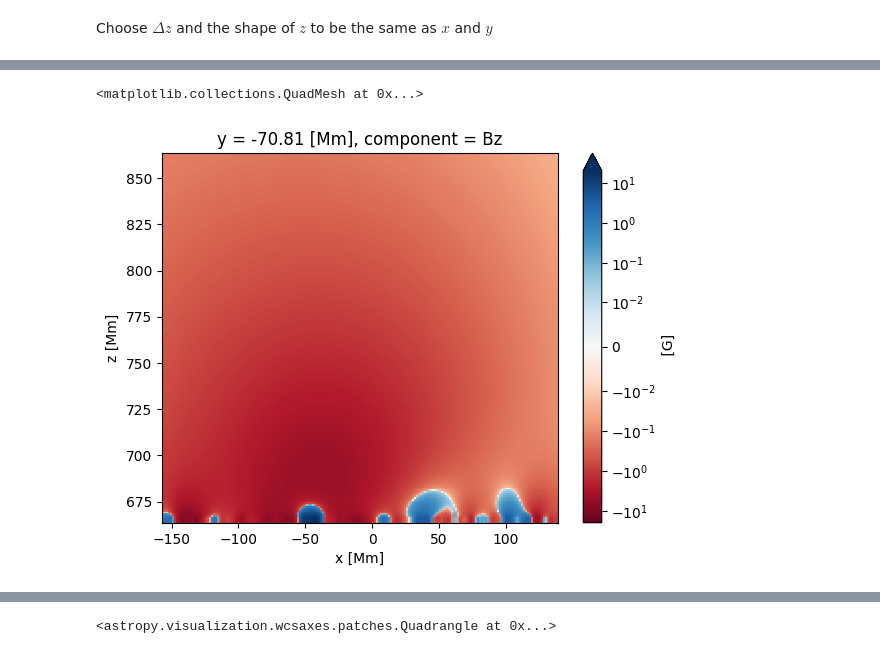
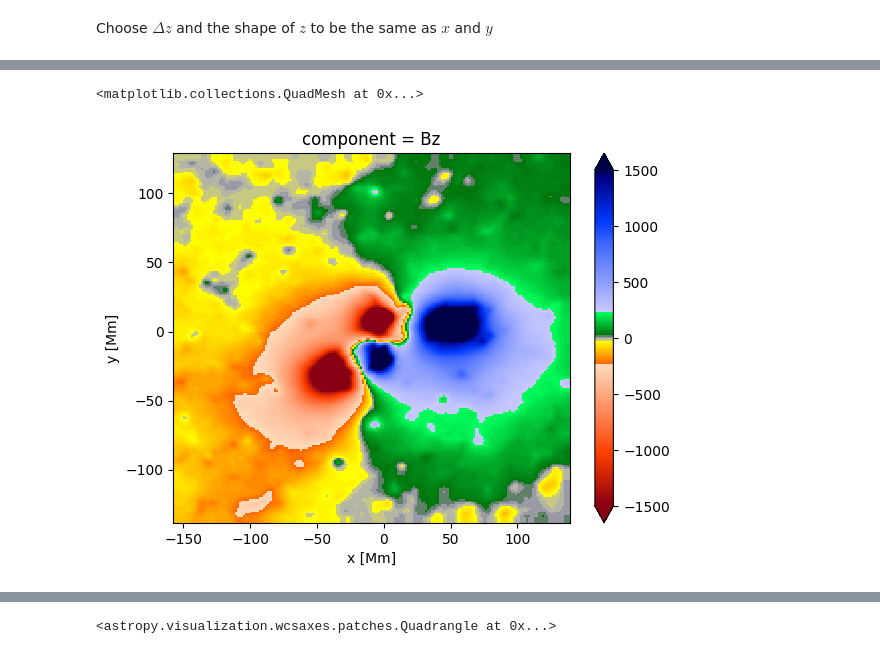
Before and after one commit to wtbarnes/active-region-evolution-study, a Jupyter notebook: notebooks/field-extrapolation-experiments.ipynb, the cells around one changed output, grey strips where cells are left out. Cells and saved outputs as stored; diff of their text form; code cells hidden in the pictures.

```diff
--- a/notebooks/field-extrapolation-experiments.ipynb
+++ b/notebooks/field-extrapolation-experiments.ipynb
@@ -187,14 +171,14 @@ def calculate_field(phi: u.G * u.cm, delta: u.cm):
     """
     Bfield = u.Quantity(np.zeros(phi.shape+(3,)), 'G')
     # Take gradient using a five-point stencil
-    Bfield[2:-2, 2:-2, 2:-2, 0] = -(phi[2:-2, :-4, 2:-2]
+    Bfield[2:-2, 2:-2, 2:-2, 0] = -(phi[:-4, 2:-2, 2:-2]
+                                    - 8.*phi[1:-3, 2:-2, 2:-2]
+                                    + 8.*phi[3:-1, 2:-2, 2:-2]
+                                    - phi[4:, 2:-2, 2:-2])/12./delta[1]
+    Bfield[2:-2, 2:-2, 2:-2, 1] = -(phi[2:-2, :-4, 2:-2]
                                     - 8.*phi[2:-2, 1:-3, 2:-2]
                                     + 8.*phi[2:-2, 3:-1, 2:-2]
                                     - phi[2:-2, 4:, 2:-2])/12./delta[0]
-    Bfield[2:-2, 2:-2, 2:-2, 1] = -(phi[:-4, 2:-2, 2:-2]
-                                    - 8.*phi[1:-3, 2:-2, 2:-2]
-                                    + 8.*phi[3:-1, 2:-2, 2:-2]
-                                    - phi[4:, 2:-2, 2:-2])/12./delta[1]
     Bfield[2:-2, 2:-2, 2:-2, 2] = -(phi[2:-2, 2:-2, :-4]
                                     - 8.*phi[2:-2, 2:-2, 1:-3]
                                     + 8.*phi[2:-2, 2:-2, 3:-1]
@@ -215,7 +199,7 @@ def calculate_field(phi: u.G * u.cm, delta: u.cm):
 # %%
 phi = np.zeros(shape_xyz)
 phi = calculate_phi(phi,
-                    m_hmi_ar_box.quantity.to_value('G'),
+                    m_hmi_ar_box.quantity.to_value('G').T,
                     delta_xyz.to_value('Mm'),
                     shape_xyz,
                     z_depth.to_value('Mm'),
@@ -247,12 +225,13 @@ da = xarray.DataArray(
     attrs={'unit':'G'}
 )
 # %%
-da.sel(component='Bz').isel(y=-150,).plot(
+da.sel(component='Bz').sum(dim='z').plot(
     x='x',
-    y='z',
-    norm=matplotlib.colors.SymLogNorm(1e-2,vmin=-20,vmax=20),
-    cmap='RdBu'
+    y='y',
+    #norm=matplotlib.colors.SymLogNorm(10,vmin=-1500,vmax=1500),
+    norm=matplotlib.colors.Normalize(vmin=-1500,vmax=1500),
+    cmap='hmimag'
 )
 # %% [output]
 <matplotlib.collections.QuadMesh at 0x...>
-[figure, old version]
+[figure, new version]
```
Also changed, not shown: parts of 24 cells of this notebook.
